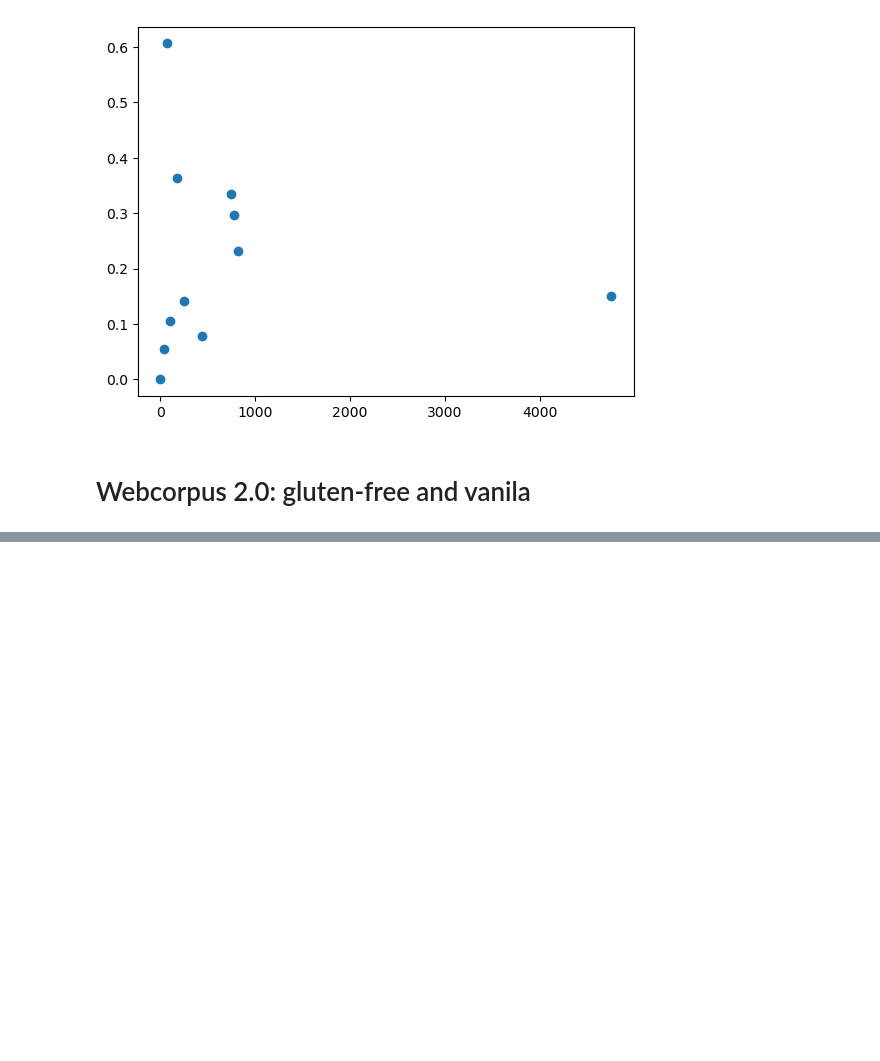
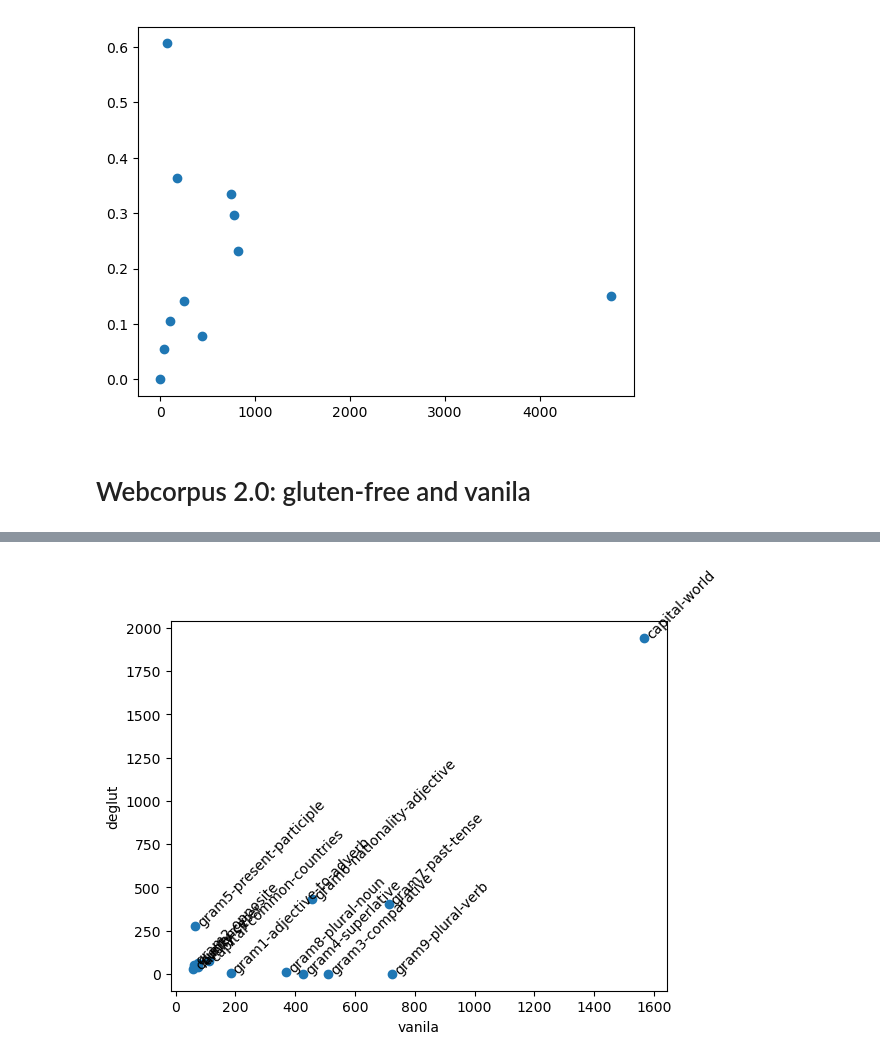
Before and after one commit to makrai/analogy-gluten-free, a Jupyter notebook: gluten-free-analogy.ipynb, the cells around one changed output, grey strips where cells are left out. Saved outputs shown, nothing was run; the diff lists cells and outputs as text; code cells hidden in the pictures; blank space fills up the shorter version.

```diff
--- a/gluten-free-analogy.ipynb
+++ b/gluten-free-analogy.ipynb
@@ -128,0 +141,3 @@ plt.yscale('log')
+# %%
+vectors_vanila = KeyedVectors.load(
+    '/mnt/permanent/Language/Hungarian/Embed/webcorpus2.0/sgns-300-2017_2018-vanila.gensim').wv
@@ -129,3 +157,5 @@ plt.yscale('log')
+# %%
+accuracies_vanila = get_accuracies(vectors_vanila, questions)
 # %%
-vectors = KeyedVectors.load(
-    '/mnt/permanent/Language/Hungarian/Embed/webcorpus2.0/sgns-300-2017_2018_2-vanila.gensim').wv
+vectors_deglut = KeyedVectors.load(
+    '/mnt/permanent/Language/Hungarian/Embed/webcorpus2.0/sgns-300-2017_2018-deglut.gensim').wv
@@ -152,0 +175,11 @@ Wall time: 1min 32s
+# %%
+accuracies_deglut = get_accuracies(vectors_deglut, questions)
+# %%
+accuracies = accuracies_vanila.join(accuracies_deglut, rsuffix='-deglut')
+plt.scatter(accuracies['correct'], accuracies['correct-deglut'])
+plt.xlabel('vanila')
+plt.ylabel('deglut')
+for relation, stats in accuracies.iterrows():
+    plt.annotate(relation, xy=(stats['correct'], stats['correct-deglut']), rotation=45)
+# %% [output]
+[figure, added]
```
Also changed, not shown: parts of 16 cells of this notebook.
